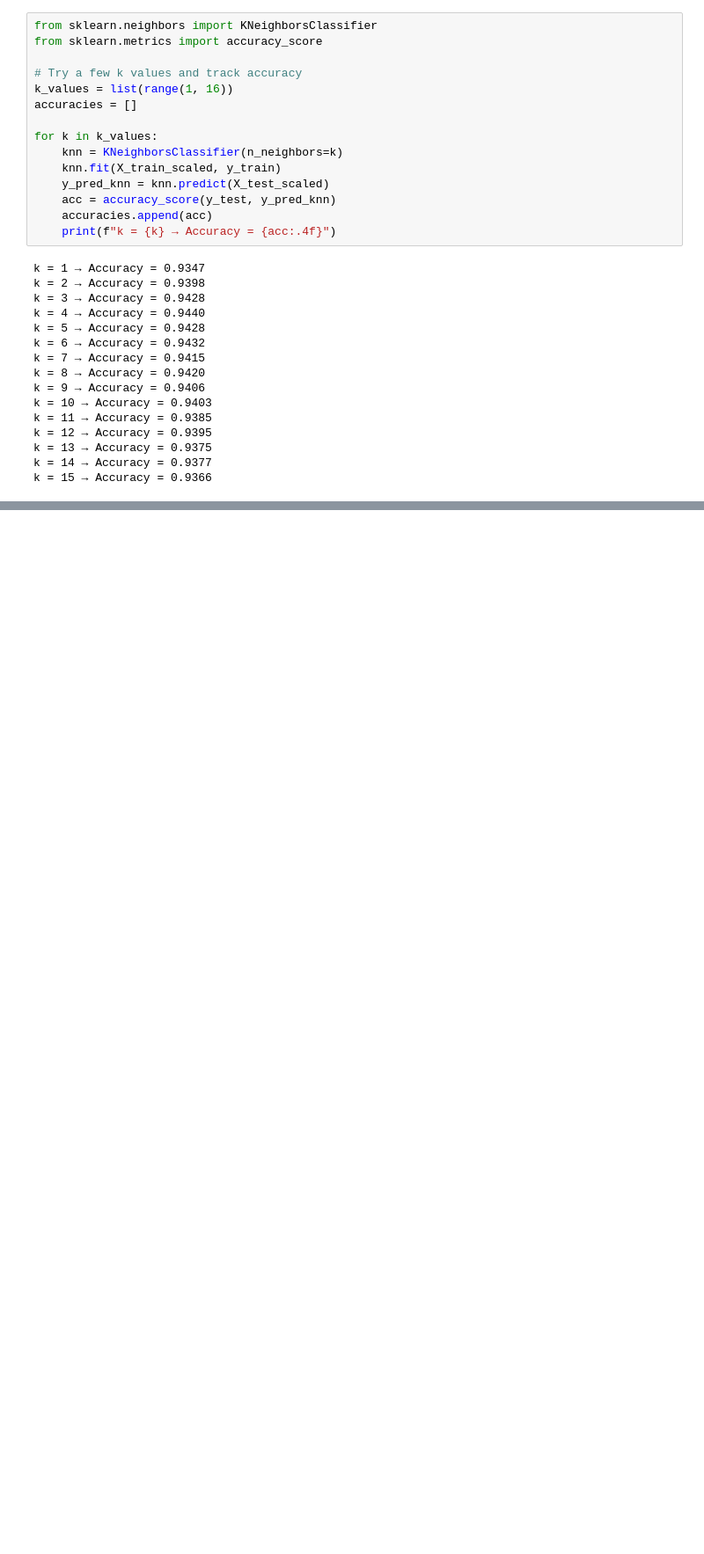
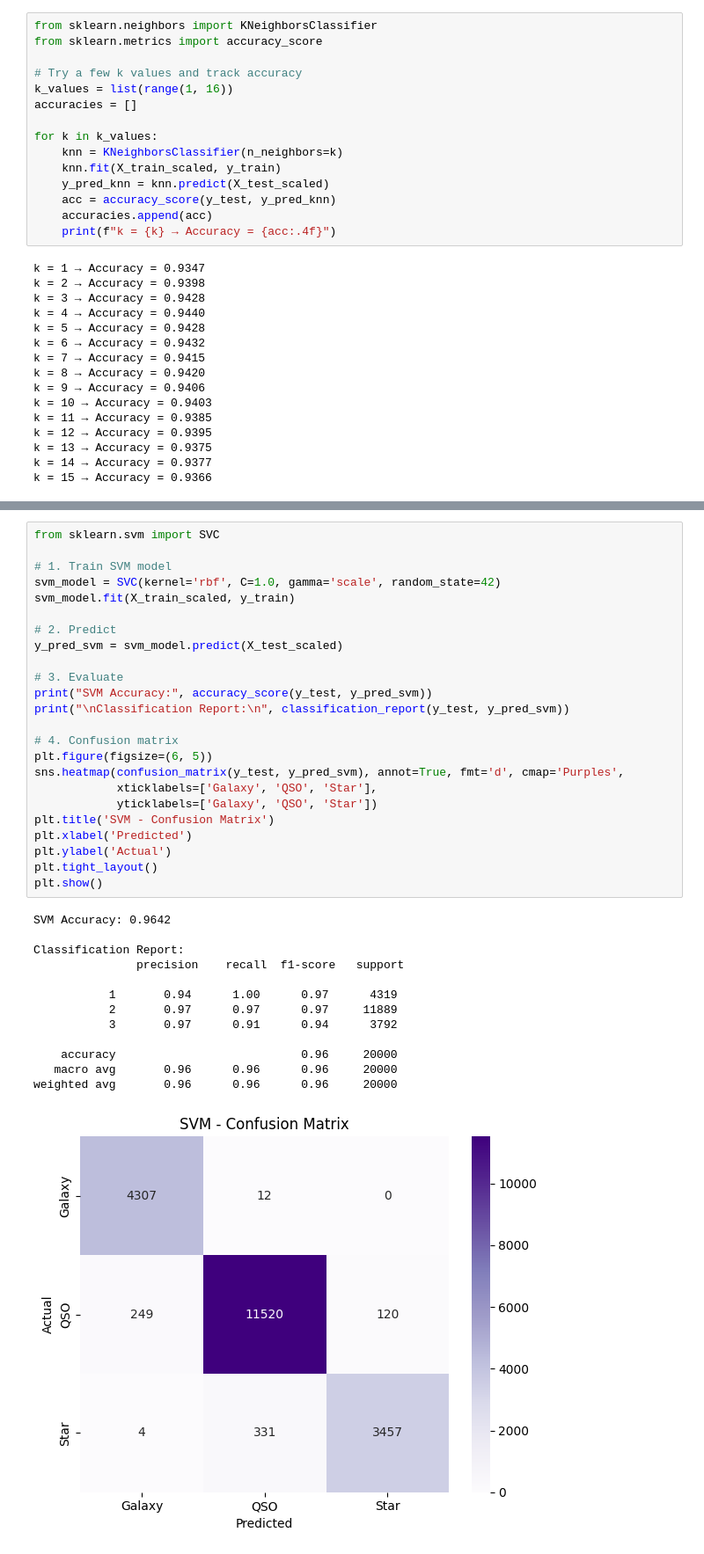
Before and after one commit to apekshakashyap17/Capstone_StellarAstro_ML, a Jupyter notebook: Firstnotebook.ipynb, the cells around one changed output, grey strips where cells are left out. Shown at 88% size. Cells and saved outputs as stored; diff of their text form; blank space fills up the shorter version.

Commit message:
trained a few more models

```diff
--- a/Firstnotebook.ipynb
+++ b/Firstnotebook.ipynb
@@ -683,3 +706,41 @@ plt.show()
    macro avg       0.94      0.94      0.94     20000
 weighted avg       0.95      0.94      0.94     20000
 [figure]
+# %%
+from sklearn.svm import SVC
+
+# 1. Train SVM model
+svm_model = SVC(kernel='rbf', C=1.0, gamma='scale', random_state=42)
+svm_model.fit(X_train_scaled, y_train)
+
+# 2. Predict
+y_pred_svm = svm_model.predict(X_test_scaled)
+
+# 3. Evaluate
+print("SVM Accuracy:", accuracy_score(y_test, y_pred_svm))
+print("\nClassification Report:\n", classification_report(y_test, y_pred_svm))
+
+# 4. Confusion matrix
+plt.figure(figsize=(6, 5))
+sns.heatmap(confusion_matrix(y_test, y_pred_svm), annot=True, fmt='d', cmap='Purples',
+            xticklabels=['Galaxy', 'QSO', 'Star'],
+            yticklabels=['Galaxy', 'QSO', 'Star'])
+plt.title('SVM - Confusion Matrix')
+plt.xlabel('Predicted')
+plt.ylabel('Actual')
+plt.tight_layout()
+plt.show()
+# %% [output]
+SVM Accuracy: 0.9642
+
+Classification Report:
+               precision    recall  f1-score   support
+
+           1       0.94      1.00      0.97      4319
+           2       0.97      0.97      0.97     11889
+           3       0.97      0.91      0.94      3792
+
+    accuracy                           0.96     20000
+   macro avg       0.96      0.96      0.96     20000
+weighted avg       0.96      0.96      0.96     20000
+[figure, added]
```
Also changed, not shown: parts of 7 cells of this notebook.
